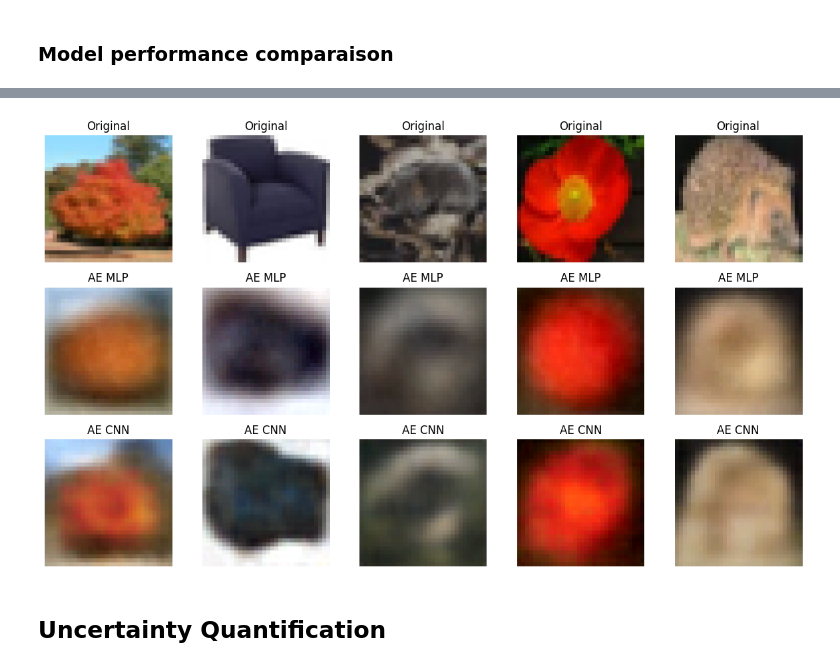
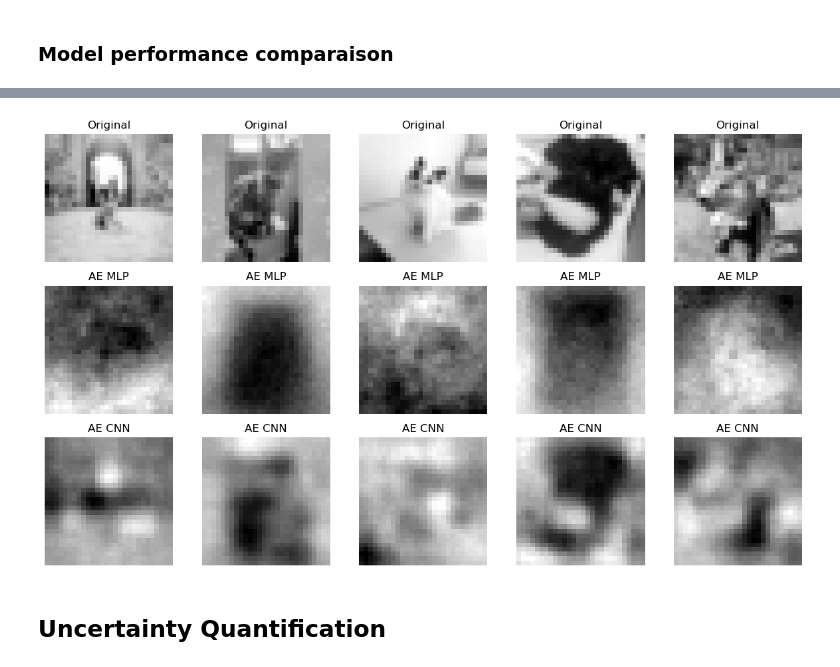
Before and after one commit to francois-thievon/MosAIk, a Jupyter notebook: demonstration/demo_quant_incertitudes.ipynb, the cells around one changed output, grey strips where cells are left out. Cells and saved outputs as stored; diff of their text form; code cells hidden in the pictures.

```diff
--- a/demonstration/demo_quant_incertitudes.ipynb
+++ b/demonstration/demo_quant_incertitudes.ipynb
@@ -1965,46 +1524,37 @@ metrics
 # %%
-# Comparer les reconstructions des auto-encodeurs (5 images test)
 device = torch.device("cuda" if torch.cuda.is_available() else "cpu")
-ae_mlp_cifar90.eval()
-ae_cnn_cifar90.eval()
+ae_mlp_cdb.eval()
+ae_cnn_cdb.eval()
 
-idx = np.random.choice(len(cifar90_test), size=5, replace=False)
-images = torch.stack([cifar90_test[i][0] for i in idx]).to(device)
+idx = np.random.choice(len(catdog_dataset), size=min(5, len(catdog_dataset)), replace=False)
+images = torch.stack([catdog_dataset[i][0] for i in idx]).to(device)
 
 with torch.no_grad():
-    recon_mlp = ae_mlp_cifar90(images.view(images.size(0), -1)).view(-1, 3, 32, 32)
-    recon_cnn = ae_cnn_cifar90(images)
+    recon_mlp = ae_mlp_cdb(images.view(images.size(0), -1)).view(-1, 1, 28, 28)
+    recon_cnn = ae_cnn_cdb(images)
 
 images = images.cpu()
 recon_mlp = recon_mlp.cpu()
 recon_cnn = recon_cnn.cpu()
 
-mean = torch.tensor(cifar_mean)[:, None, None]
-std = torch.tensor(cifar_std)[:, None, None]
-
-def _denorm(img):
-    return img * std + mean
-
-fig, axes = plt.subplots(3, 5, figsize=(12, 7))
-for i in range(5):
-    img = np.clip(_denorm(images[i]).permute(1, 2, 0).numpy(), 0, 1)
-    rec_mlp = np.clip(_denorm(recon_mlp[i]).permute(1, 2, 0).numpy(), 0, 1)
-    rec_cnn = np.clip(_denorm(recon_cnn[i]).permute(1, 2, 0).numpy(), 0, 1)
-
-    axes[0, i].imshow(img)
+fig, axes = plt.subplots(3, min(5, len(idx)), figsize=(12, 7))
+if len(idx) == 1:
+    axes = np.array(axes).reshape(3, 1)
+for i in range(len(idx)):
+    axes[0, i].imshow(images[i].squeeze(), cmap="gray")
     axes[0, i].set_title("Original")
     axes[0, i].axis("off")
-    axes[1, i].imshow(rec_mlp)
+    axes[1, i].imshow(recon_mlp[i].squeeze(), cmap="gray")
     axes[1, i].set_title("AE MLP")
     axes[1, i].axis("off")
-    axes[2, i].imshow(rec_cnn)
+    axes[2, i].imshow(recon_cnn[i].squeeze(), cmap="gray")
     axes[2, i].set_title("AE CNN")
     axes[2, i].axis("off")
 
 plt.tight_layout()
 plt.show()
 # %% [output]
-[figure, old version]
+[figure, new version]
 # %% [markdown]
 ## Uncertainty Quantification
 # %% [markdown]
```
Also changed, not shown: parts of 43 cells of this notebook.
